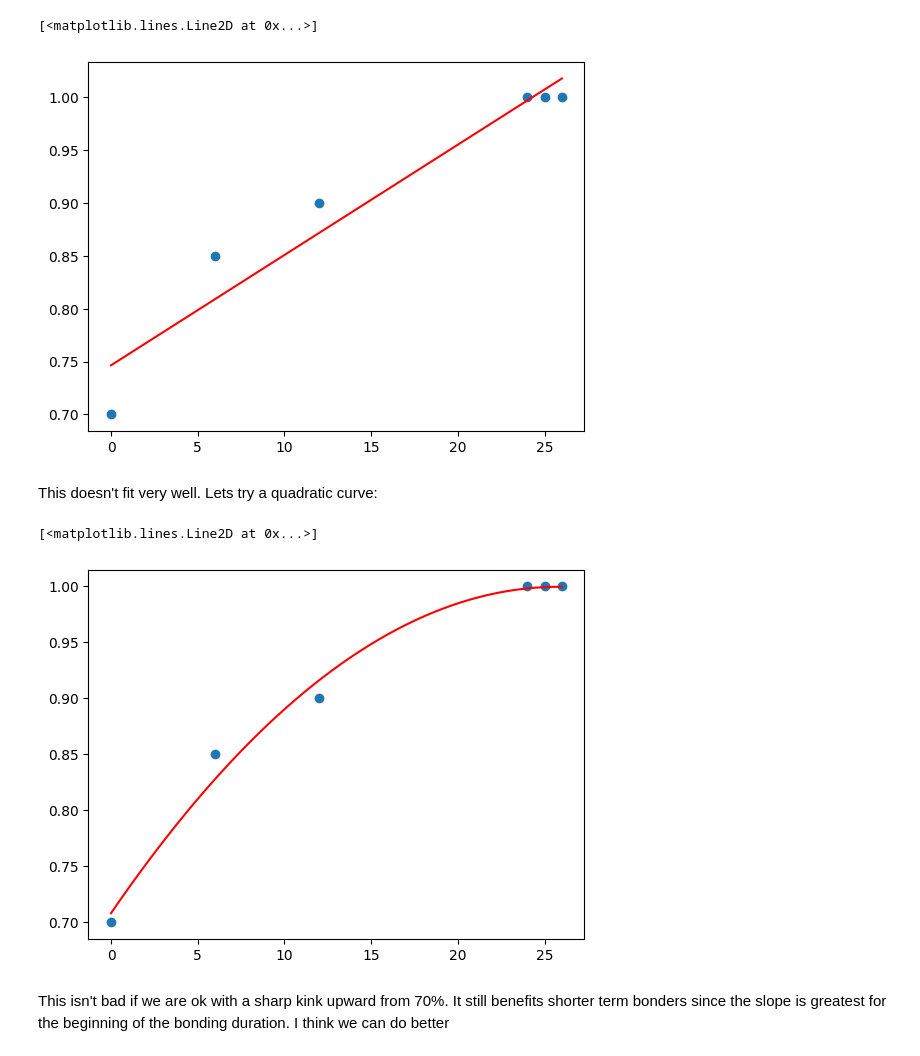
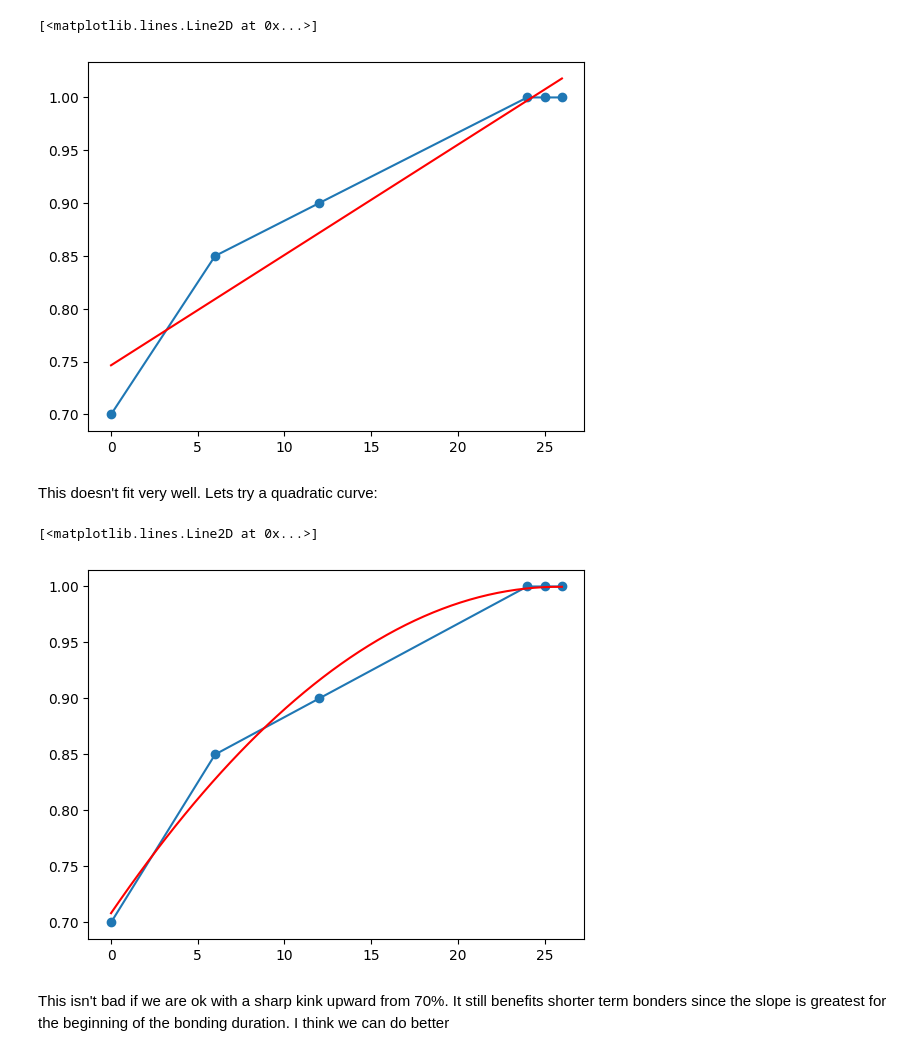
Before and after one commit to rossgalloway/CaneyFork, a Jupyter notebook: reverse bonds math.ipynb, the cells around one changed output. Saved outputs shown, nothing was run; the diff lists cells and outputs as text; code cells hidden in the pictures.

```diff
--- a/reverse bonds math.ipynb
+++ b/reverse bonds math.ipynb
@@ -58,27 +34,28 @@ First is a linear regression:
 # %%
 import matplotlib.pyplot as plt
 import numpy as np
 
 # Update the sample data
 x = [0, 6, 12, 24, 25, 26]
 y = [0.7, 0.85, 0.9, 1, 1, 1]
 
 # Fit a logarithmic curve to the data
 slope, intercept = np.polyfit(x, y, 1)
 
 # Create a sequence of evenly-spaced values that covers the range of the x data points
 x_values = np.linspace(min(x), max(x))
 
 # Plot the data using matplotlib
 plt.scatter(x, y)
+plt.plot(x, y)
 plt.plot(x_values, intercept + slope * x_values, 'r')
 
 # Add a label showing the equation of the regression line
 # equation = f'y = {intercept:.2f} + {slope:.2f} * x'
 # plt.annotate(equation, (15, 0.85), fontsize=12)
 # %% [output]
 [<matplotlib.lines.Line2D at 0x...>]
-[figure, old version]
+[figure, new version]
 # %% [markdown]
 This doesn't fit very well. Lets try a quadratic curve:
 # %%
@@ -103,13 +80,14 @@ x_values = np.linspace(min(x), max(x))
 
 # Evaluate the polynomial at the x values and plot the curve
 plt.scatter(x, y)
+plt.plot(x, y)
 plt.plot(x_values, poly(x_values), 'r')
 
 # Add a label showing the equation of the regression line
 # plt.annotate(equation, (15, 0.85), fontsize=10)
 # %% [output]
 [<matplotlib.lines.Line2D at 0x...>]
-[figure, old version]
+[figure, new version]
 # %% [markdown]
 This isn't bad if we are ok with a sharp kink upward from 70%. It still benefits shorter term bonders since the slope is greatest for the beginning of the bonding duration. I think we can do better
 # %%
```
Also changed, not shown: parts of 8 cells of this notebook, 2 other files.
